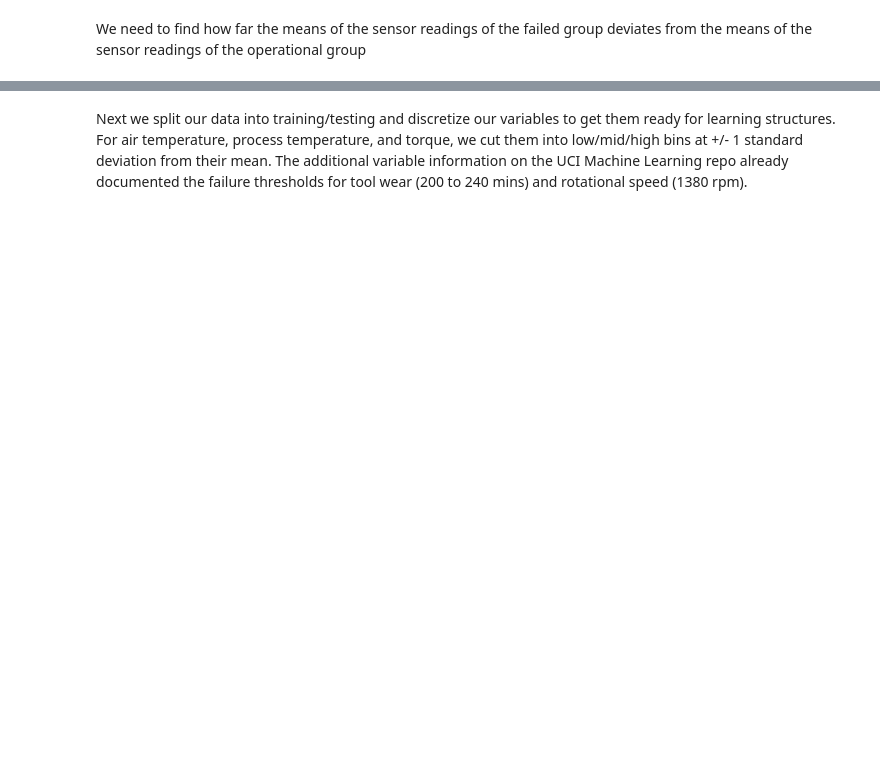
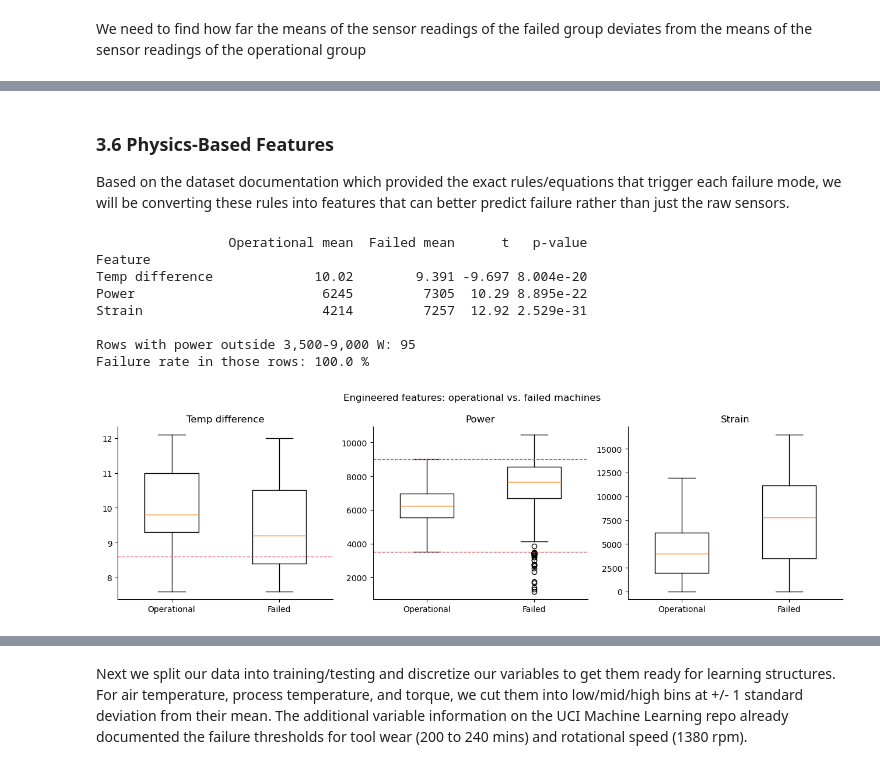
Before and after one commit to JustinSu11/AAI_500_Final, a Jupyter notebook: data_analysis.ipynb, the cells around one changed output, grey strips where cells are left out. Cells and saved outputs as stored; diff of their text form; code cells hidden in the pictures; blank space fills up the shorter version.

```diff
--- a/data_analysis.ipynb
+++ b/data_analysis.ipynb
@@ -98,2 +239,11 @@ for sensor_reading in sensor_readings:
 # %% [markdown]
 This gives us the descriptive statistics of each pure subset of sensor readings grouped by failure conditions
+# %%
+rows = []
+for sensor in sensor_readings[1: ]:
+    t_stat, p_val = stats.ttest_ind(failed[sensor], operational[sensor], equal_var=False)
+    rows.append({'Sensor': sensor, 'Operational mean': operational[sensor].mean(), 'Failed mean': failed[sensor].mean(), 'Difference': operational[sensor].mean() - failed[sensor].mean(), 't_stat': t_stat, 'p_val': p_val})
+
+ttest_results = pd.DataFrame(rows).set_index('Sensor')
+with pd.option_context('display.float_format', '{:.4g}'.format):
+    print(ttest_results)
@@ -165,0 +410,53 @@ TWF             0.15                 0.09              0.26   -0.38       1.74
+# %% [markdown]
+### 3.6 Physics-Based Features
+
+Based on the dataset documentation which provided the exact rules/equations that trigger each failure mode, we will be converting these rules into features that can better predict failure rather than just the raw sensors.
+# %%
+df['Temp difference'] = df['Process temperature'] - df['Air temperature']
+df['Power'] = df['Torque'] * df['Rotational speed'] * 2 * np.pi / 60
+df['Strain'] = df['Tool wear'] * df['Torque']
+engineered_features = ['Temp difference', 'Power', 'Strain']
+
+operational = df[df['Machine failure'] == 0]
+failed = df[df['Machine failure'] == 1]
+
+rows = []
+for feature in engineered_features:
+    t_stat, p_val = stats.ttest_ind(failed[feature], operational[feature],
+                                    equal_var=False)
+    rows.append({'Feature': feature,
+                 'Operational mean': operational[feature].mean(),
+                 'Failed mean': failed[feature].mean(),
+                 't': t_stat,
+                 'p-value': p_val})
+with pd.option_context('display.float_format', '{:.4g}'.format):
+    print(pd.DataFrame(rows).set_index('Feature'))
+
+power_out_of_range = (df['Power'] < 3500) | (df['Power'] > 9000)
+print('\nRows with power outside 3,500-9,000 W:', power_out_of_range.sum())
+print('Failure rate in those rows:',
+      round(df.loc[power_out_of_range, 'Machine failure'].mean() * 100, 1),
+      '%')
+
+fig, axes = plt.subplots(1, 3, figsize=(13, 4))
+for ax, feature in zip(axes, engineered_features):
+    ax.boxplot([operational[feature], failed[feature]],
+               tick_labels=['Operational', 'Failed'], widths=0.5)
+    ax.set_title(feature)
+    ax.spines[['top', 'right']].set_visible(False)
+axes[0].axhline(8.6, color='indianred', linestyle='--', linewidth=1)
+axes[1].axhline(3500, color='indianred', linestyle='--', linewidth=1)
+axes[1].axhline(9000, color='indianred', linestyle='--', linewidth=1)
+fig.suptitle('Engineered features: operational vs. failed machines')
+plt.tight_layout()
+plt.show()
+# %% [output]
+                 Operational mean  Failed mean      t   p-value
+Feature
+Temp difference             10.02        9.391 -9.697 8.004e-20
+Power                        6245         7305  10.29 8.895e-22
+Strain                       4214         7257  12.92 2.529e-31
+
+Rows with power outside 3,500-9,000 W: 95
+Failure rate in those rows: 100.0 %
+[figure, added]
```
Also changed, not shown: parts of 41 cells of this notebook.
